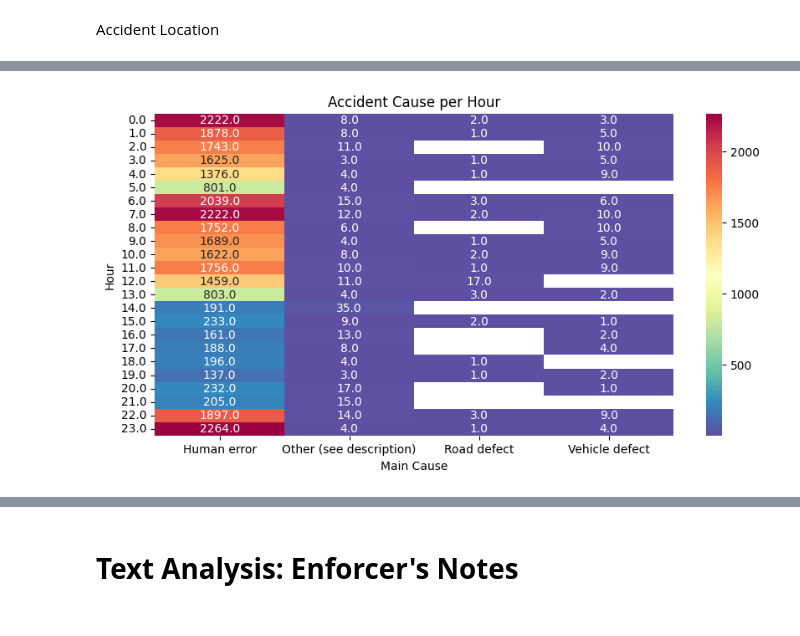
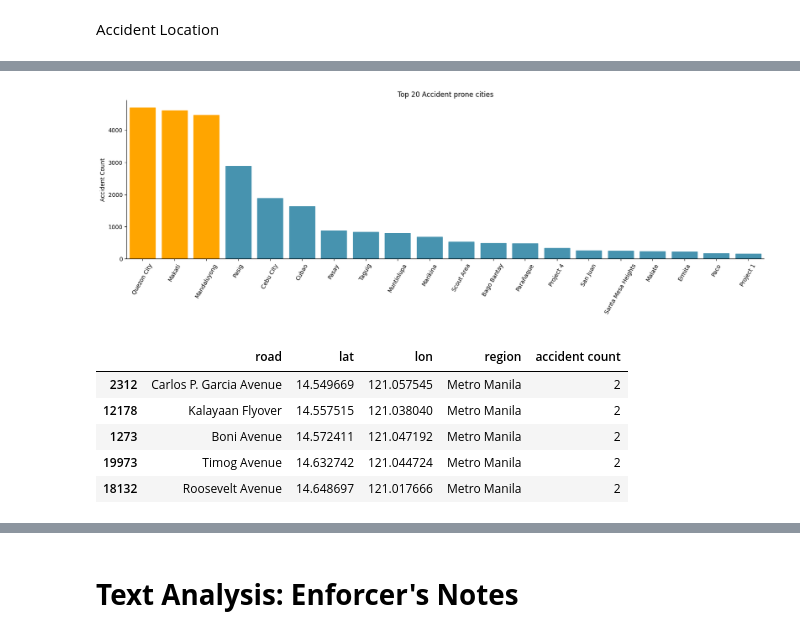
Before and after one commit to pjcroxas/Transportation-Data-Science, a Jupyter notebook: DRIVERs_Accident_Analysis.ipynb, the cells around one changed output, grey strips where cells are left out. Drawn from its saved outputs; the diff is of its cells as text; code cells hidden in the pictures.

```diff
--- a/DRIVERs_Accident_Analysis.ipynb
+++ b/DRIVERs_Accident_Analysis.ipynb
@@ -299,17 +186,36 @@ plt.show()
-# %%
-crash_hour_day = crash_df.groupby(["occurred_hour", "Main Cause"]).count()["timezone"].reset_index()
-crash_hour_day.rename(columns={"timezone":'accident count'}, inplace=True)
-crash_pivot = crash_hour_day.pivot(index="Main Cause",
-                                   columns="occurred_hour",
-                                   values="accident count")
-
-plt.figure(figsize=(10,5))
-plt.title("Accident Cause per Hour")
-sns.heatmap(data=crash_pivot.T,
-            annot=True,
-            fmt='.1f',
-            cmap="Spectral_r")
-plt.ylabel("Hour")
-plt.show()
-# %% [output]
-[figure, removed]
+# %%
+crash_city = crash_df.groupby(["city"]).count()["timezone"].reset_index()
+crash_city.sort_values(by=["timezone"], inplace=True, ascending=False)
+crash_city.rename(columns={'timezone':'accident count'}, inplace=True)
+
+plt.figure(figsize=[20, 5])
+crash_city_20 = crash_city[:20]
+ax = sns.barplot(x=crash_city_20["city"], y=crash_city_20["accident count"])
+plt.ylabel("Accident Count", fontsize=10)
+plt.xlabel(" ")
+plt.xticks(rotation=60)
+plt.title("Top 20 Accident prone cities")
+ax.set_axisbelow(True)
+# ax.grid()
+ax.spines[['right', 'top']].set_visible(False)
+style.use("default")
+
+colors = ['#4793AF' if val < 4000 else 'orange' for val in crash_city_20['accident count']]
+
+# Applying custom colors to the bars
+for i, bar in enumerate(ax.patches):
+    bar.set_color(colors[i])
+# %% [output]
+[figure, added]
+# %%
+crash_road = crash_df.groupby(["road","lat", "lon", "region"]).count()["timezone"].reset_index()
+crash_road.sort_values(by=["timezone"], inplace=True, ascending=False)
+crash_road.rename(columns={'timezone':'accident count'}, inplace=True)
+crash_road.sample(5)
+# %% [output]
+|  | road | lat | lon | region | accident count |
+| 2312 | Carlos P. Garcia Avenue | 14.549669 | 121.057545 | Metro Manila | 2 |
+| 12178 | Kalayaan Flyover | 14.557515 | 121.038040 | Metro Manila | 2 |
+| 1273 | Boni Avenue | 14.572411 | 121.047192 | Metro Manila | 2 |
+| 19973 | Timog Avenue | 14.632742 | 121.044724 | Metro Manila | 2 |
+| 18132 | Roosevelt Avenue | 14.648697 | 121.017666 | Metro Manila | 2 |
```
Also changed, not shown: parts of 51 cells of this notebook.
